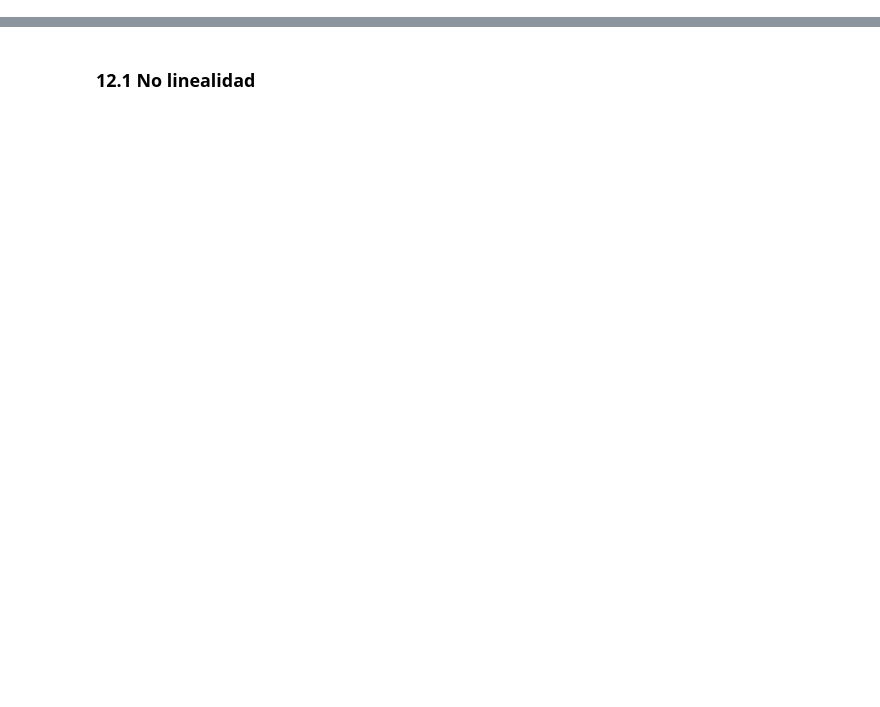
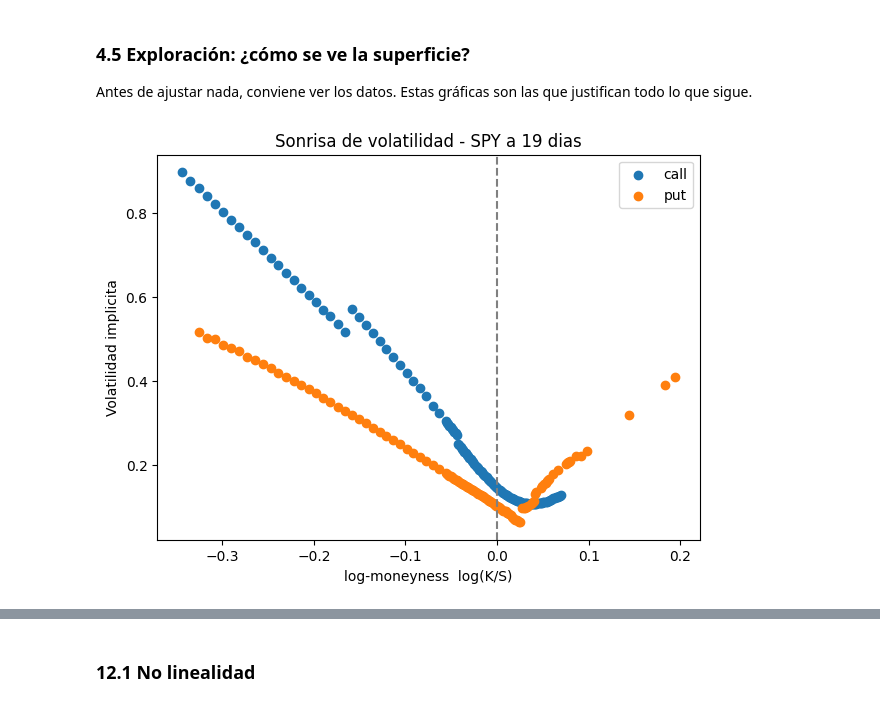
Before and after one commit to AlexaValdi/Lab_3, a Jupyter notebook: Proyecto_Regresion_Volatilidad_Implicita.ipynb, the cells around one changed output, grey strips where cells are left out. Drawn from its saved outputs; the diff is of its cells as text; code cells hidden in the pictures; blank space fills up the shorter version.

```diff
--- a/Proyecto_Regresion_Volatilidad_Implicita.ipynb
+++ b/Proyecto_Regresion_Volatilidad_Implicita.ipynb
@@ -768,0 +486,22 @@ Usamos el Modelo 3 sin penalización porque es el modelo final que queremos inte
+# %%
+# log-moneyness: 0 significa at-the-money, negativo = strike abajo del spot
+df['logm'] = np.log(df['strike'] / df['spot'])
+
+# Plazo al vencimiento en anios
+df['T'] = df['dias_venc'] / 365
+
+# Liquidez en escala logaritmica (el +1 permite incluir los ceros)
+df['logvol'] = np.log1p(df['volume'])
+df['logoi'] = np.log1p(df['openInterest'])
+
+# Dummy del tipo de opcion: 1 si es put, 0 si es call
+df['es_put'] = (df['tipo'] == 'put').astype(int)
+
+# Termino de interaccion explicito: permite que calls y puts tengan pendientes distintas
+df['inter_put_logm'] = df['es_put'] * df['logm']
+
+# Variable dependiente transformada (se justifica en la seccion 6)
+df['logIV'] = np.log(df['impliedVolatility'])
+
+df[['logm', 'T', 'logvol', 'logoi', 'es_put', 'inter_put_logm',
+    'impliedVolatility', 'logIV']].describe().round(3)
@@ -768,0 +518,23 @@ Usamos el Modelo 3 sin penalización porque es el modelo final que queremos inte
+# %% [markdown]
+### 4.5 Exploración: ¿cómo se ve la superficie?
+
+Antes de ajustar nada, conviene ver los datos. Estas gráficas son las que justifican todo lo que sigue.
+# %%
+# La sonrisa de volatilidad: VI contra moneyness, para un solo vencimiento de SPY
+spy = df[(df['ticker'] == 'SPY')]
+venc = sorted(spy['dias_venc'].unique())[2]   # un vencimiento intermedio
+corte = spy[spy['dias_venc'] == venc]
+
+plt.figure(figsize=(7, 5))
+plt.scatter(corte[corte['tipo'] == 'call']['logm'],
+            corte[corte['tipo'] == 'call']['impliedVolatility'], label='call')
+plt.scatter(corte[corte['tipo'] == 'put']['logm'],
+            corte[corte['tipo'] == 'put']['impliedVolatility'], label='put')
+plt.axvline(0, color='gray', linestyle='--')
+plt.xlabel('log-moneyness  log(K/S)')
+plt.ylabel('Volatilidad implicita')
+plt.title('Sonrisa de volatilidad - SPY a ' + str(venc) + ' dias')
+plt.legend()
+plt.show()
+# %% [output]
+[figure, added]
```
Also changed, not shown: parts of 157 cells of this notebook.
